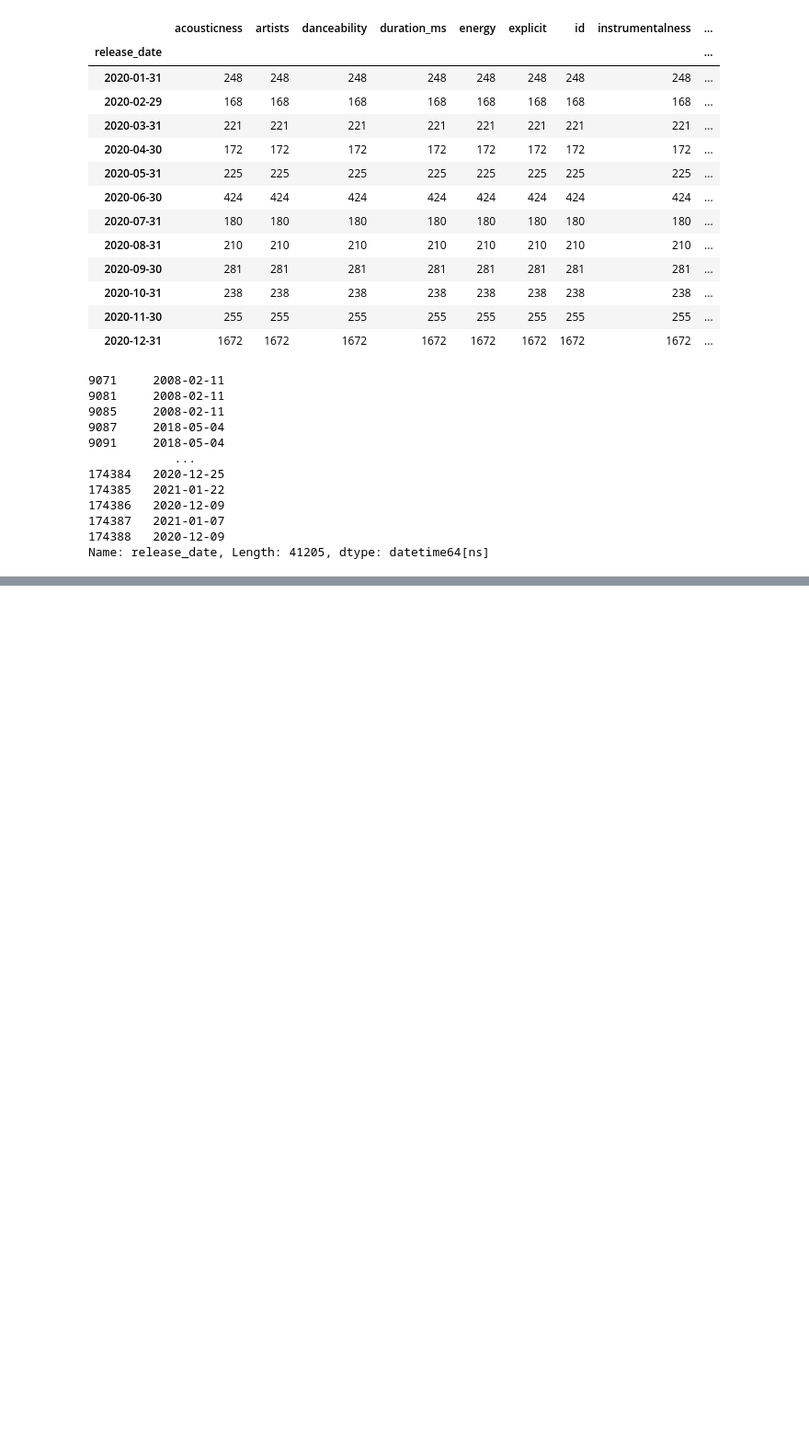
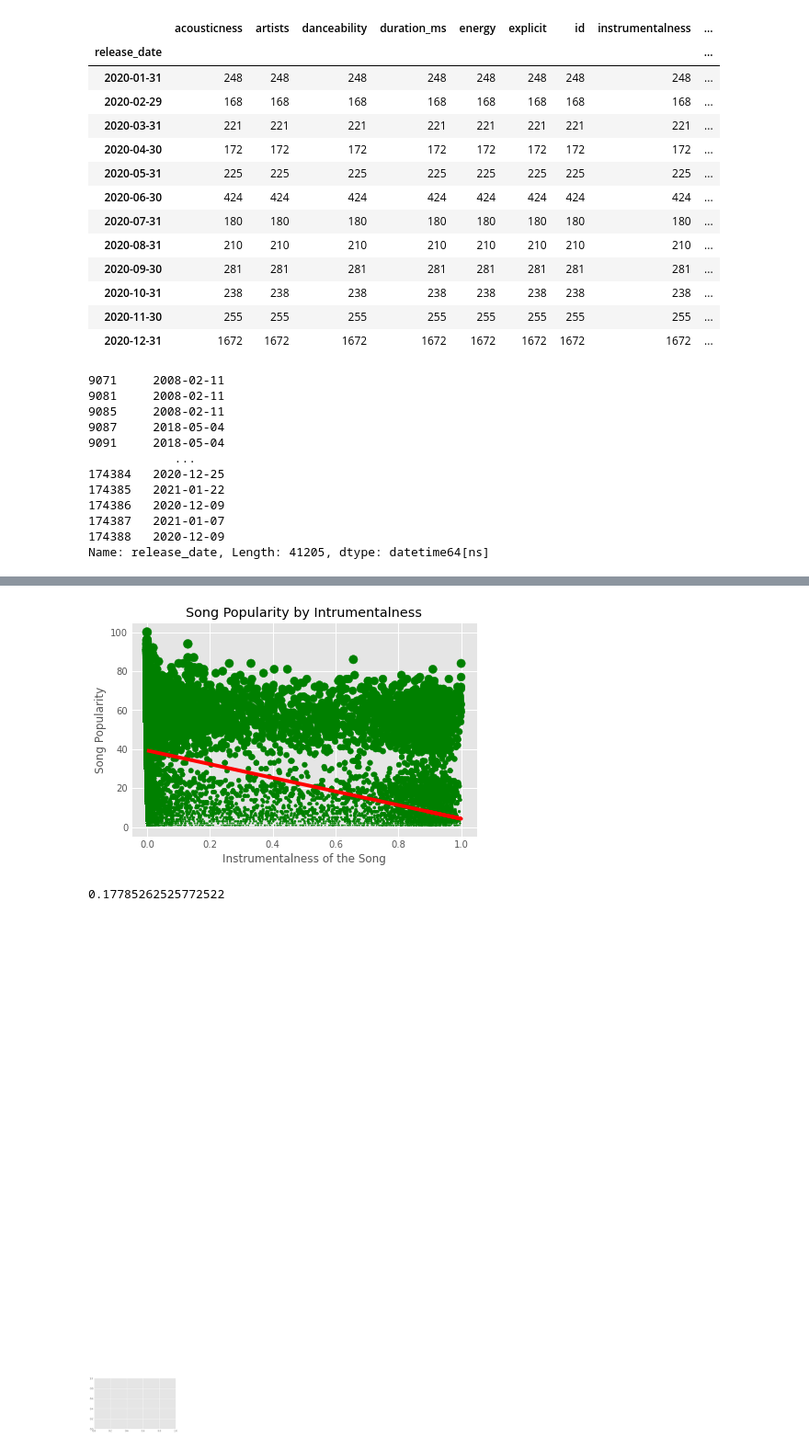
Before and after one commit to GregMaginn/Project-01, a Jupyter notebook: song_variables_by_date.ipynb, the cells around one changed output, grey strips where cells are left out. Shown at 92% size. Cells and saved outputs as stored; diff of their text form; code cells hidden in the pictures; blank space fills up the shorter version.

```diff
--- a/song_variables_by_date.ipynb
+++ b/song_variables_by_date.ipynb
@@ -126,0 +180,18 @@ AttributeError: module 'pandas' has no attribute 'plt'
+# %%
+#I want to see if the correlation between song popularity
+#and instrumentalness is negative becasue based on this graph they seem connect
+(slope, intercept, rvalue, pvalue, stderr) = linregress(nap_era_df['instrumentalness'],nap_era_df['popularity'])
+regress_values = nap_era_df['instrumentalness'] * slope + intercept
+line_eq = "y = " + str(round(slope,2)) + "x + " + str(round(intercept,2))
+plt.plot(nap_era_df['instrumentalness'],regress_values,"r-")
+plt.scatter(nap_era_df['instrumentalness'],nap_era_df['popularity'], s=nap_era_df['popularity'], color='green')
+plt.ylabel('Song Popularity')
+plt.xlabel('Instrumentalness of the Song')
+plt.title('Song Popularity by Intrumentalness')
+plt.show()
+plt.annotate(line_eq,(6,10),fontsize=15,color="red")
+rvalue**2
+# %% [output]
+[figure, added]
+0.17785262525772522
+[figure, added]
```
Also changed, not shown: parts of 9 cells of this notebook.
